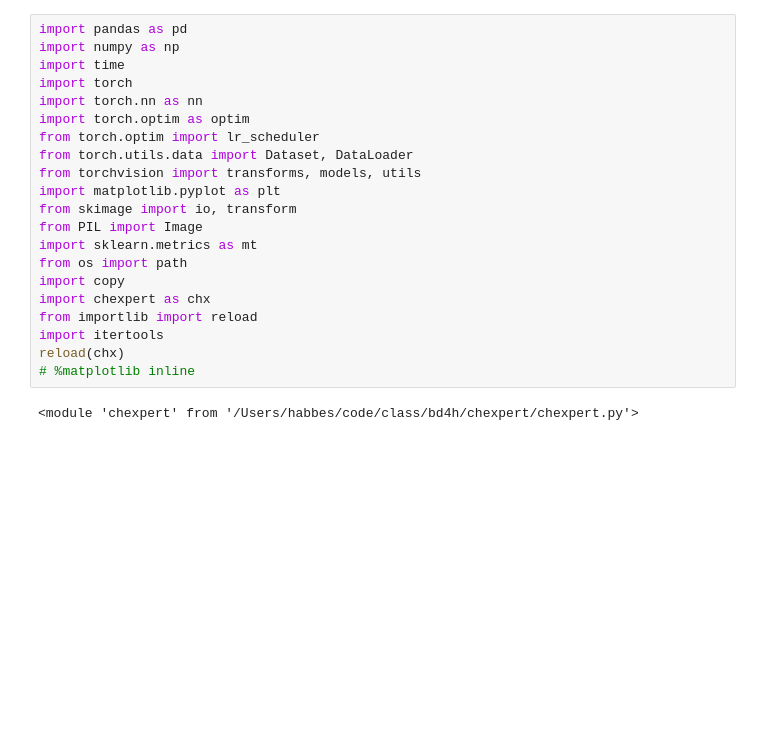
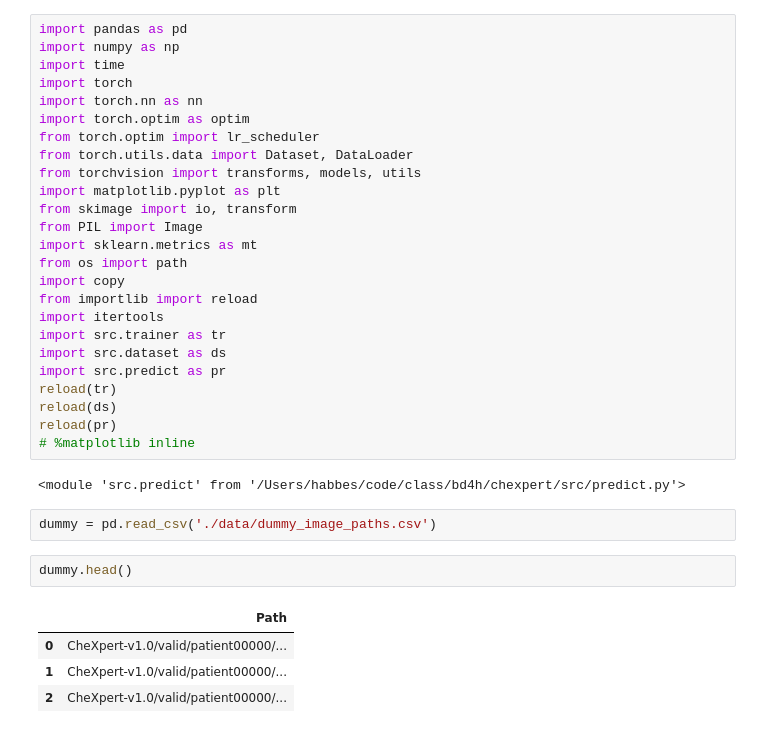
Before and after one commit to habbes/chest-xrays, a Jupyter notebook: habbes-tinker.ipynb, the cells around one changed output. Saved outputs shown, nothing was run; the diff lists cells and outputs as text; blank space fills up the shorter version.

Commit message:
Add prediction engine

```diff
--- a/habbes-tinker.ipynb
+++ b/habbes-tinker.ipynb
@@ -14,10 +14,23 @@ from PIL import Image
 import sklearn.metrics as mt
 from os import path
 import copy
-import chexpert as chx
 from importlib import reload
 import itertools
-reload(chx)
+import src.trainer as tr
+import src.dataset as ds
+import src.predict as pr
+reload(tr)
+reload(ds)
+reload(pr)
 # %matplotlib inline
 # %% [output]
-<module 'chexpert' from '/Users/habbes/code/class/bd4h/chexpert/chexpert.py'>
+<module 'src.predict' from '/Users/habbes/code/class/bd4h/chexpert/src/predict.py'>
+# %%
+dummy = pd.read_csv('./data/dummy_image_paths.csv')
+# %%
+dummy.head()
+# %% [output]
+|  | Path |
+| 0 | CheXpert-v1.0/valid/patient00000/... |
+| 1 | CheXpert-v1.0/valid/patient00000/... |
+| 2 | CheXpert-v1.0/valid/patient00000/... |
```
Also changed, not shown: parts of 63 cells of this notebook, 12 other files.
